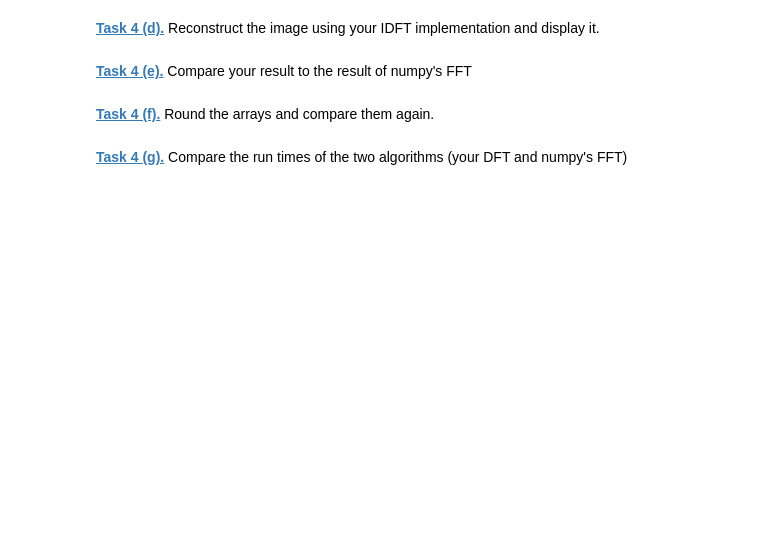
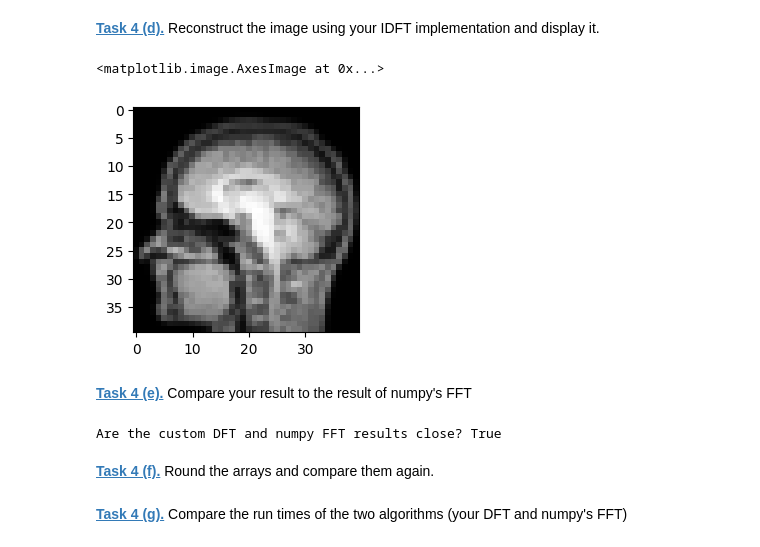
Before and after one commit to lisaduttenhoefer/mobi-fs5-python, a Jupyter notebook: fourier.ipynb, the cells around one changed output. Cells and saved outputs as stored; diff of their text form; code cells hidden in the pictures; blank space fills up the shorter version.

```diff
--- a/fourier.ipynb
+++ b/fourier.ipynb
@@ -218,5 +234,21 @@ plt.show()
 # %% [markdown]
 **[Task 4 (b).]()** Implement a function that computes the 2D-IDFT.
+# %%
+#implementing discrete fourier transform function (2D-DFT)
+def idft_function(dft_result):
+    M,N = dft_result.shape
+    idft_result = np.zeros((M,N), dtype=complex)
+    for u in range(M):
+        for v in range(N):
+            #compute the dft function
+            summation = 0
+            for x in range(M):                           #Start der Funktion für ein einzelnes Pixel -> innerer loop
+                for y in range(N):
+                    exp = 2j * np.pi * ((u * x / M) + (v * y / N))    #derfine the exponent separately
+                    summation += dft_result[x, y] * np.exp(exp)       #für jedes Pixel wird die Funktion ausgerechnet -> summiert -> Wert für ein Pixel
+
+            idft_result[u, v] = summation  / (M * N)     #Funktion fertig für 1 Pixel
+    return idft_result
 # %% [markdown]
 Due to high computational costs, we need to resize the image.
 # %%
@@ -229,4 +280,18 @@ NameError: name 'brain_img' is not defined
 # %% [markdown]
 **[Task 4 (d).]()** Reconstruct the image using your IDFT implementation and display it.
+# %%
+#MY implementation for IDFT
+
+idft_ct = idft_function(dft_ct_0)
+#shifting the image is not necessary! -> weil wir mit UNgeshifteten Werten arbeiten
+#WARUM???
+amplitude_0_idft_ct = np.abs(idft_ct)
+
+plt.figure()
+plt.subplot(1, 2, 1)    #positions i (total number rows),ii (total number of columns),iii (welcher graph geaccessed werden soll)
+plt.imshow(amplitude_0_idft_ct, 'gray')      #hier keine log werte weil es absolutwerte sind
+# %% [output]
+<matplotlib.image.AxesImage at 0x...>
+[figure, added]
 # %% [markdown]
 **[Task 4 (e).]()** Compare your result to the result of numpy's FFT
@@ -233,2 +305,13 @@ NameError: name 'brain_img' is not defined
+# %%
+#my result: dft_ct_0
+#numpy result: inverse_dft_ct_test
+#Compare the two results using np.allclose
+are_close = np.allclose(dft_ct_0, inverse_dft_ct_test)
+
+# Output the comparison result
+print("Are the custom DFT and numpy FFT results close?", are_close)
+#True -> ist gleich (yay)
+# %% [output]
+Are the custom DFT and numpy FFT results close? True
 # %% [markdown]
 **[Task 4 (f).]()** Round the arrays and compare them again.
```
Also changed, not shown: parts of 5 cells of this notebook, 1 other file.
